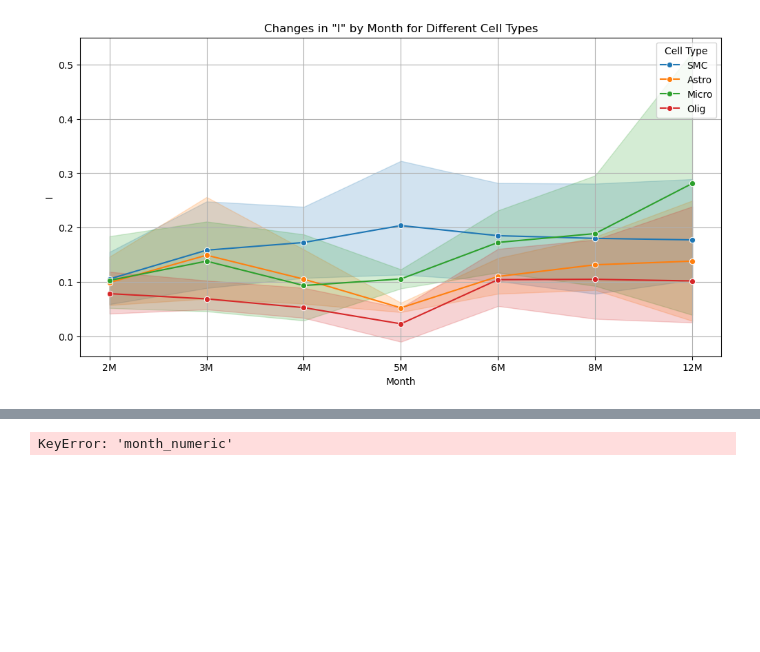
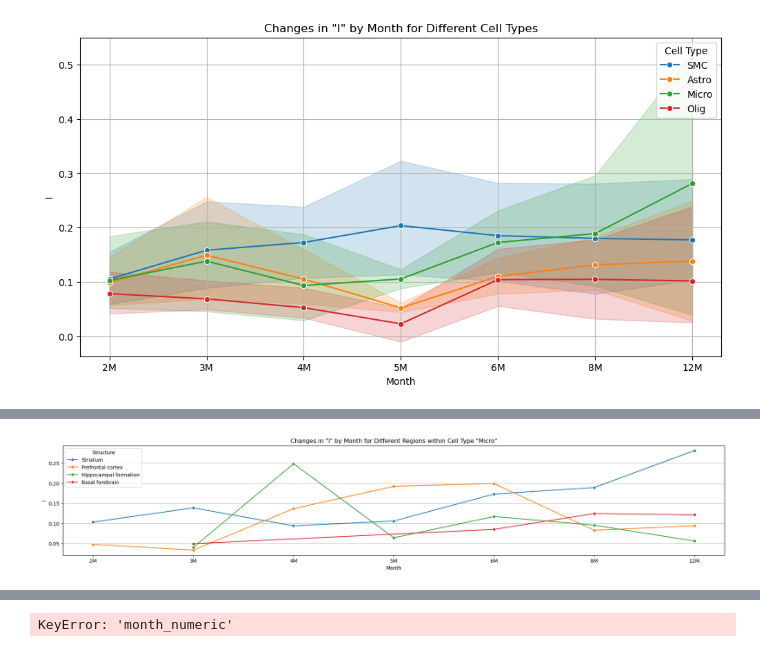
Before and after one commit to Biogod2020/gold_index, a Jupyter notebook: workflow/moran_result_summary.ipynb, the cells around one changed output, grey strips where cells are left out. Drawn from its saved outputs; the diff is of its cells as text; code cells hidden in the pictures; blank space fills up the shorter version.

```diff
--- a/workflow/moran_result_summary.ipynb
+++ b/workflow/moran_result_summary.ipynb
@@ -250,0 +282,22 @@ plt.show()
+# %%
+import matplotlib.pyplot as plt
+import seaborn as sns
+
+plt.figure(figsize=(24, 4))
+
+# Create a mask for the celltype "Micro"
+mask = fil_df["celltype"] == "Micro"
+mask &= (fil_df["structure"] == "Striatum") | (fil_df["structure"] == "Prefrontal cortex") | (fil_df["structure"] == "Hippocampal formation") | (fil_df["structure"] == "Basal forebrain")
+
+# Apply the mask and use the hue parameter for the "structure" column
+sns.lineplot(data=fil_df[mask], x='month', y='I', hue='structure', errorbar=None, marker='o')
+
+# Customize the plot (optional)
+plt.title('Changes in "I" by Month for Different Regions within Cell Type "Micro"')
+plt.xlabel('Month')
+plt.ylabel('I')
+plt.legend(title='Structure')
+plt.grid(True, axis = "y")
+plt.show()
+# %% [output]
+[figure, added]
```
Also changed, not shown: parts of 12 cells of this notebook, 7 other files.
